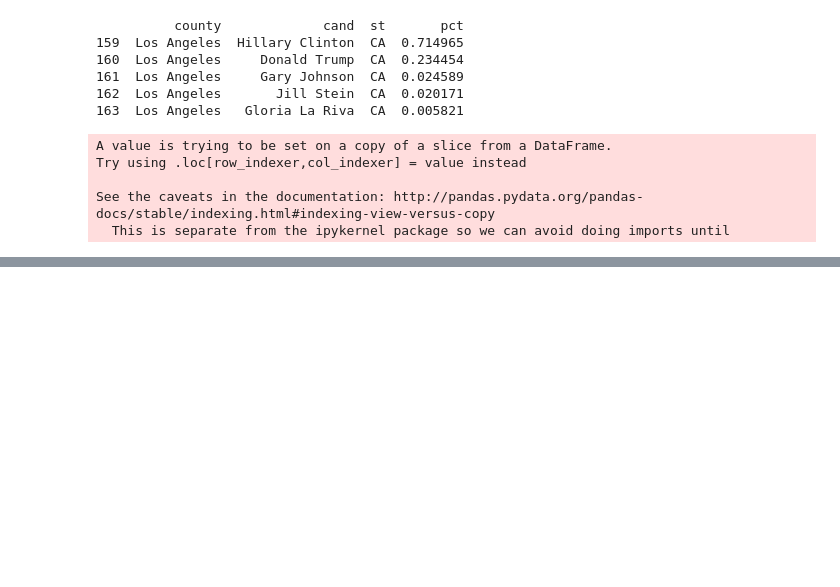
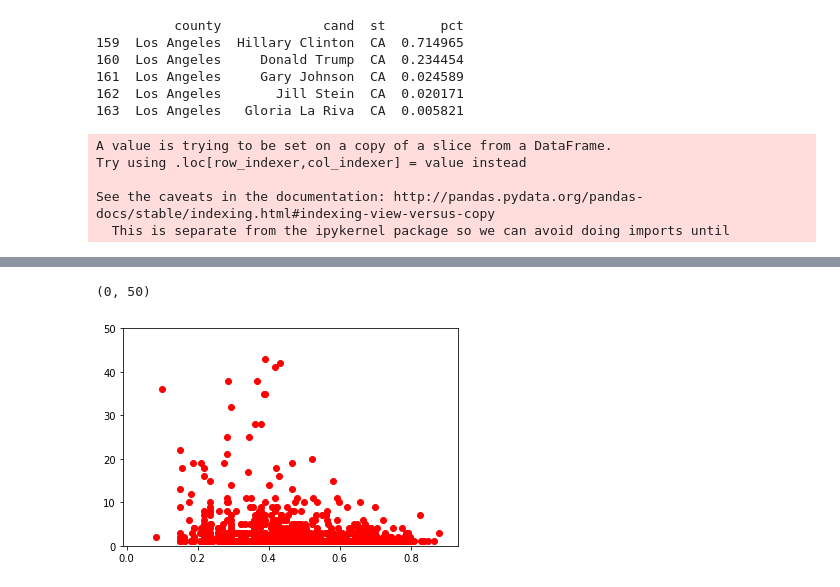
Before and after one commit to LauraCF19/SpringboardProject1, a Jupyter notebook: Desktop/Springboard/Capstone1.ipynb, the cells around one changed output, grey strips where cells are left out. Saved outputs shown, nothing was run; the diff lists cells and outputs as text; code cells hidden in the pictures; blank space fills up the shorter version.

```diff
--- a/Desktop/Springboard/Capstone1.ipynb
+++ b/Desktop/Springboard/Capstone1.ipynb
@@ -305,0 +645,9 @@ See the caveats in the documentation: http://pandas.pydata.org/pandas-docs/stabl
+# %%
+# let's re-adjust the x axis, to make the scatterplot clearer
+
+plt.scatter(x=merge2['Donald Trump'], y=merge2['Total_Hate_Crimes'], color = 'red')
+
+plt.ylim(0, 50)
+# %% [output]
+(0, 50)
+[figure, added]
```
Also changed, not shown: parts of 41 cells of this notebook.
